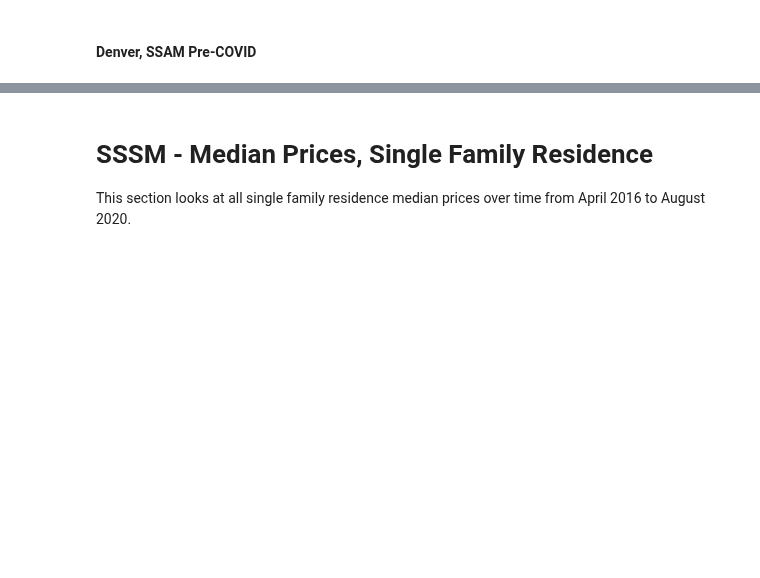
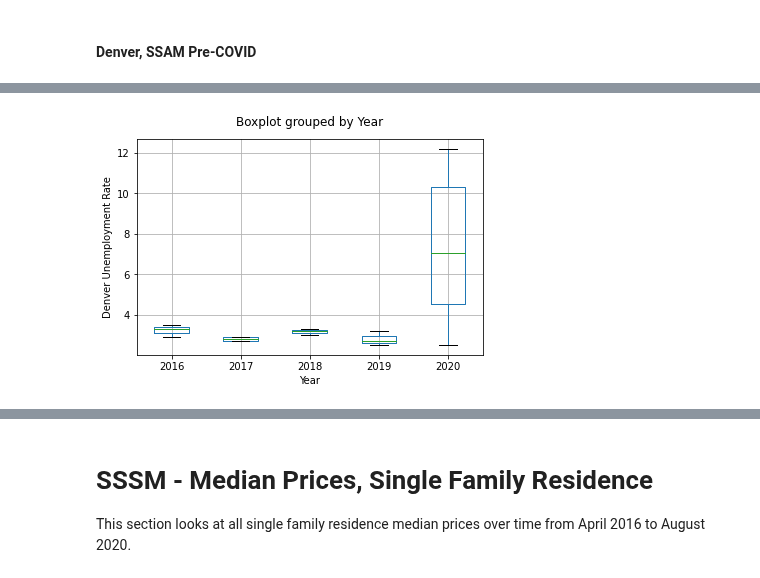
Before and after one commit to binetala/The_Very_Best_Team, a Jupyter notebook: Cole/median_sale_price_analyses.ipynb, the cells around one changed output, grey strips where cells are left out. Saved outputs shown, nothing was run; the diff lists cells and outputs as text; code cells hidden in the pictures; blank space fills up the shorter version.

```diff
--- a/Cole/median_sale_price_analyses.ipynb
+++ b/Cole/median_sale_price_analyses.ipynb
@@ -159,0 +188,6 @@ The correlation between the unemployment rate and median sale price is: -0.34691
+# %%
+den_unemp_box = denver_ssam.boxplot(by="Year", column="Unemployment Rate").set_title("")
+plt.ylabel("Denver Unemployment Rate")
+plt.show()
+# %% [output]
+[figure, added]
```
Also changed, not shown: parts of 10 cells of this notebook.
